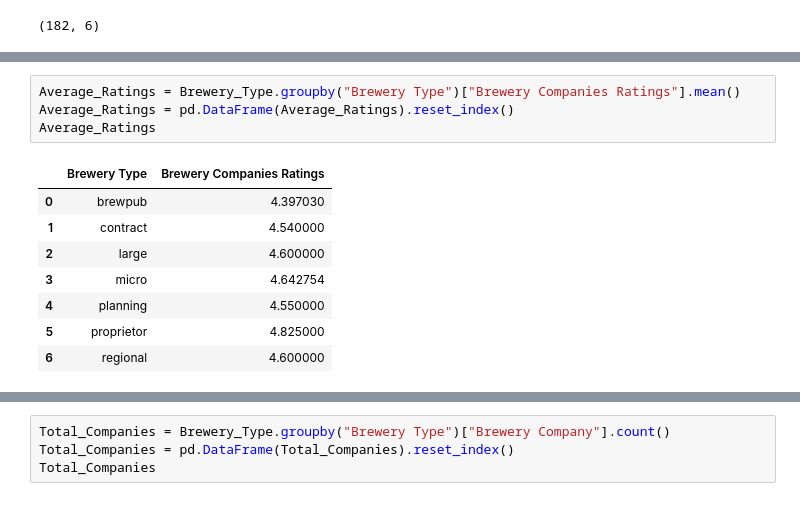
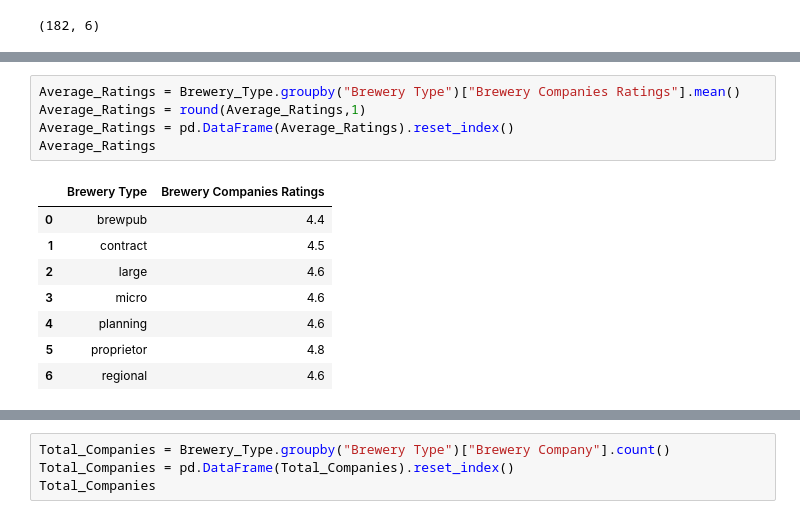
Before and after one commit to gmurphy794/InfoBeermatics, a Jupyter notebook: Beer Project.ipynb, the cells around one changed output, grey strips where cells are left out. Drawn from its saved outputs; the diff is of its cells as text.

```diff
--- a/Beer Project.ipynb
+++ b/Beer Project.ipynb
@@ -261,13 +318,14 @@ State_Ratings
 # %%
 Average_Ratings = Brewery_Type.groupby("Brewery Type")["Brewery Companies Ratings"].mean()
+Average_Ratings = round(Average_Ratings,1)
 Average_Ratings = pd.DataFrame(Average_Ratings).reset_index()
 Average_Ratings
 # %% [output]
 |  | Brewery Type | Brewery Companies Ratings |
-| 0 | brewpub | 4.397030 |
-| 1 | contract | 4.540000 |
-| 2 | large | 4.600000 |
-| 3 | micro | 4.642754 |
-| 4 | planning | 4.550000 |
-| 5 | proprietor | 4.825000 |
-| 6 | regional | 4.600000 |
+| 0 | brewpub | 4.4 |
+| 1 | contract | 4.5 |
+| 2 | large | 4.6 |
+| 3 | micro | 4.6 |
+| 4 | planning | 4.6 |
+| 5 | proprietor | 4.8 |
+| 6 | regional | 4.6 |
```
Also changed, not shown: parts of 17 cells of this notebook.
